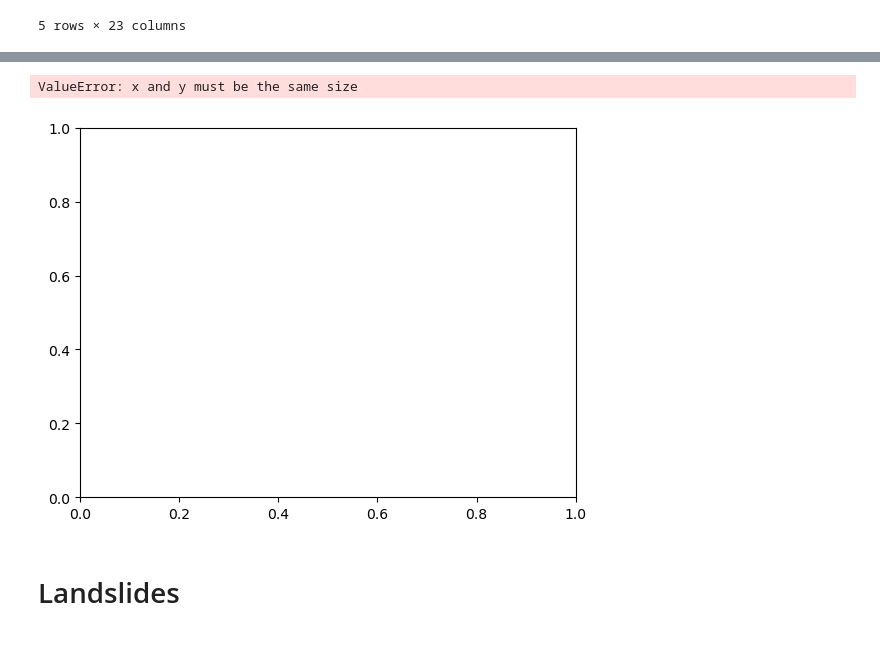
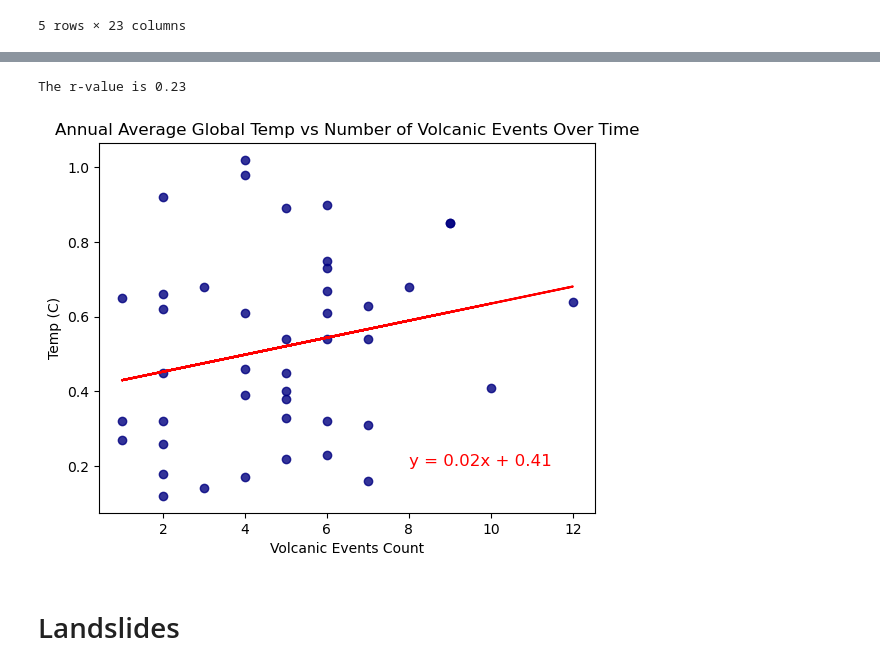
Before and after one commit to mhosseinf/Project_11, a Jupyter notebook: average_global_analysis.ipynb, the cells around one changed output, grey strips where cells are left out. Saved outputs shown, nothing was run; the diff lists cells and outputs as text; code cells hidden in the pictures.

Commit message:
added plot equations

```diff
--- a/average_global_analysis.ipynb
+++ b/average_global_analysis.ipynb
@@ -421,23 +424,23 @@ Text(0, 0.5, 'Temp (C)')
 # %%
 plt.scatter(no_volcanos, average_temp, marker='o', color='navy', alpha=0.8)
 x_values = no_volcanos
 y_values =  average_temp
 (slope, intercept, rvalue, pvalue, stderr) = linregress(x_values, y_values)
 regress_values = x_values * slope + intercept
 line_eq = "y = " + str(round(slope,2)) + "x + " + str(round(intercept,2))
 plt.plot(x_values,regress_values,"r-")
 # Incorporate the other graph properties
 plt.xlabel('Volcanic Events Count')
 plt.ylabel('Temp (C)')
 plt.title('Annual Average Global Temp vs Number of Volcanic Events Over Time')
 print(f"The r-value is {round(rvalue,2)}")
 
 # Show plot
-plt.annotate(line_eq, (550, 0.2), fontsize=12, color='red')
+plt.annotate(line_eq, (8, 0.2), fontsize=12, color='red')
 plt.show()
 # %% [output]
-ValueError: x and y must be the same size
+The r-value is 0.23
-[figure, old version]
+[figure, new version]
 # %% [markdown]
 # Landslides
 # %%
```
Also changed, not shown: parts of 9 cells of this notebook.
